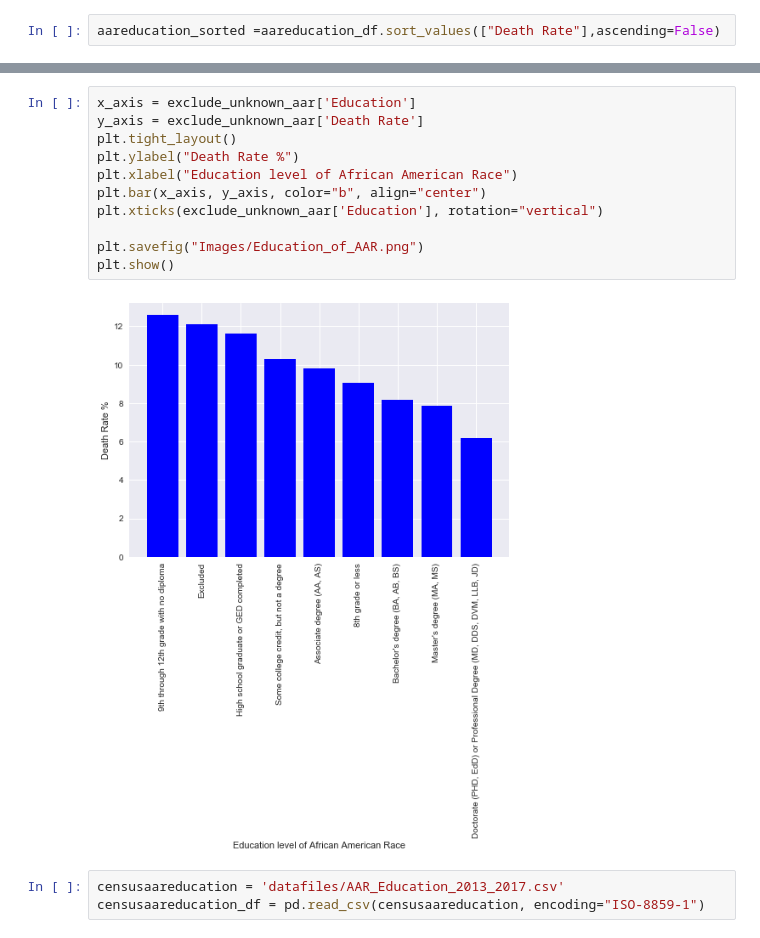
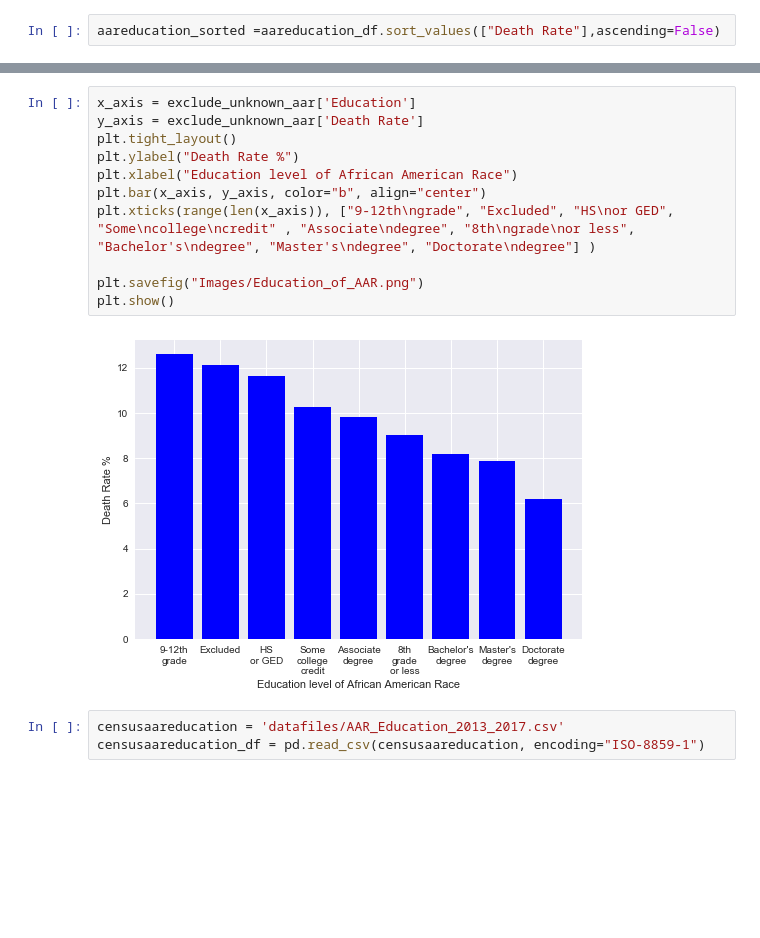
Before and after one commit to jasminajovanovic/IMR, a Jupyter notebook: IMR_by_education.ipynb, the cells around one changed output, grey strips where cells are left out. Cells and saved outputs as stored; diff of their text form; blank space fills up the shorter version.

```diff
--- a/IMR_by_education.ipynb
+++ b/IMR_by_education.ipynb
@@ -346,16 +346,16 @@ exclude_unknown_aar
 # %%
 x_axis = exclude_unknown_aar['Education']
 y_axis = exclude_unknown_aar['Death Rate']
 plt.tight_layout()
 plt.ylabel("Death Rate %")
 plt.xlabel("Education level of African American Race")
 plt.bar(x_axis, y_axis, color="b", align="center")
-plt.xticks(exclude_unknown_aar['Education'], rotation="vertical")
+plt.xticks(range(len(x_axis)), ["9-12th\ngrade", "Excluded", "HS\nor GED", "Some\ncollege\ncredit" , "Associate\ndegree", "8th\ngrade\nor less", "Bachelor's\ndegree", "Master's\ndegree", "Doctorate\ndegree"] )
 
 plt.savefig("Images/Education_of_AAR.png")
 plt.show()
 # %% [output]
-[figure, old version]
+[figure, new version]
 # %%
 censusaareducation = 'datafiles/AAR_Education_2013_2017.csv'
 censusaareducation_df = pd.read_csv(censusaareducation, encoding="ISO-8859-1")
```
Also changed, not shown: parts of 1 cell of this notebook, 5 other files.
